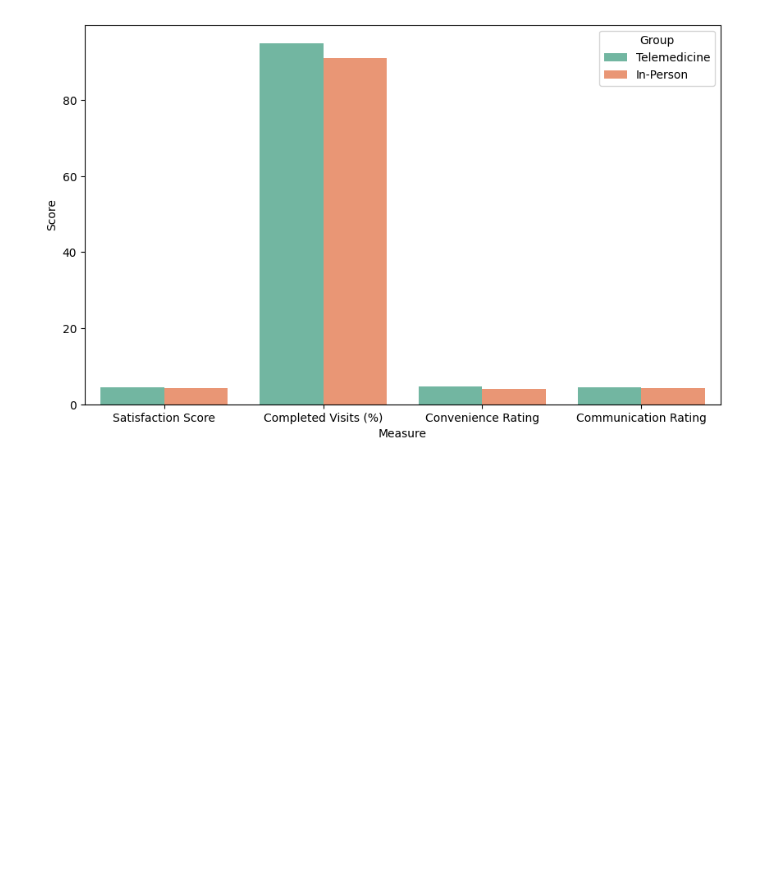
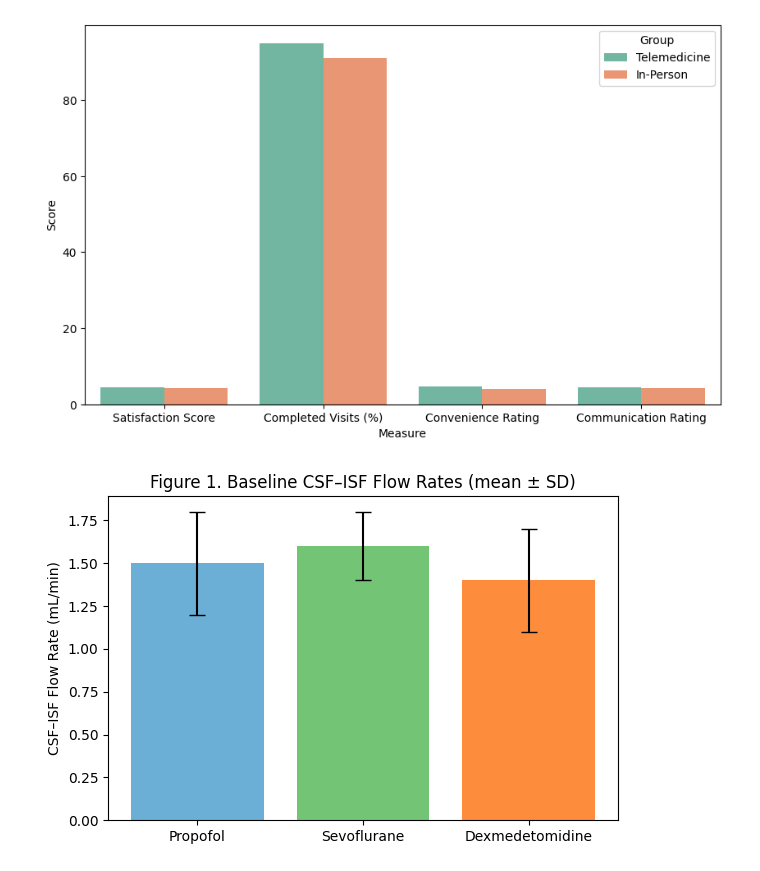
Before and after one commit to YuktiTripathi/Learn-Practice, a Jupyter notebook: graphs.ipynb, the cells around one changed output. Cells and saved outputs as stored; diff of their text form; code cells hidden in the pictures; blank space fills up the shorter version.

```diff
--- a/graphs.ipynb
+++ b/graphs.ipynb
@@ -55,3 +55,24 @@ The `ci` parameter is deprecated. Use `errorbar=None` for the same effect.
   sns.barplot(x='Measure', y='Score', hue='Group', data=df_melted, palette='Set2', ci=None)
 ValueError: 'yerr' (shape: (4,)) must be a scalar or a 1D or (2, n) array-like whose shape matches 'y' (shape: (1,))
 [figure]
+# %%
+import pandas as pd
+import matplotlib.pyplot as plt
+
+# Sample data
+data = {
+    "Group": ["Propofol", "Sevoflurane", "Dexmedetomidine"],
+    "Flow Rate (mL/min)": [1.5, 1.6, 1.4],
+    "SD": [0.3, 0.2, 0.3]
+}
+df = pd.DataFrame(data)
+
+plt.figure(figsize=(6,4))
+plt.bar(df["Group"], df["Flow Rate (mL/min)"], yerr=df["SD"], capsize=6, color=["#86bcdb","#a6d3a7","#e0a983"])
+plt.ylabel("CSF–ISF Flow Rate (mL/min)")
+plt.title("Figure 1. Baseline CSF–ISF Flow Rates (mean ± SD)")
+plt.tight_layout()
+plt.savefig("figure1_flow_rates.png", dpi=300)
+plt.show()
+# %% [output]
+[figure, added]
```
Also changed, not shown: parts of 1 cell of this notebook, 1 other file.
